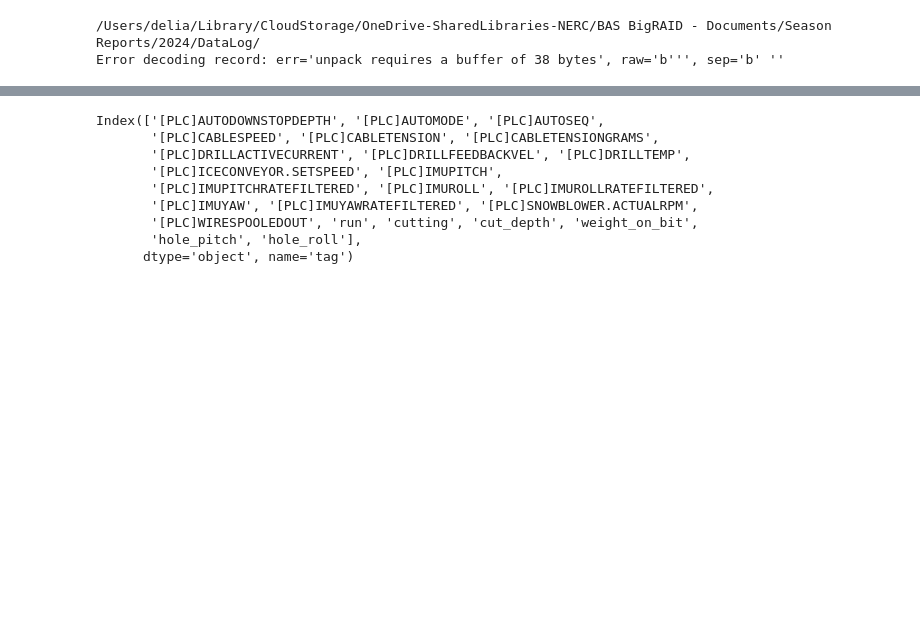
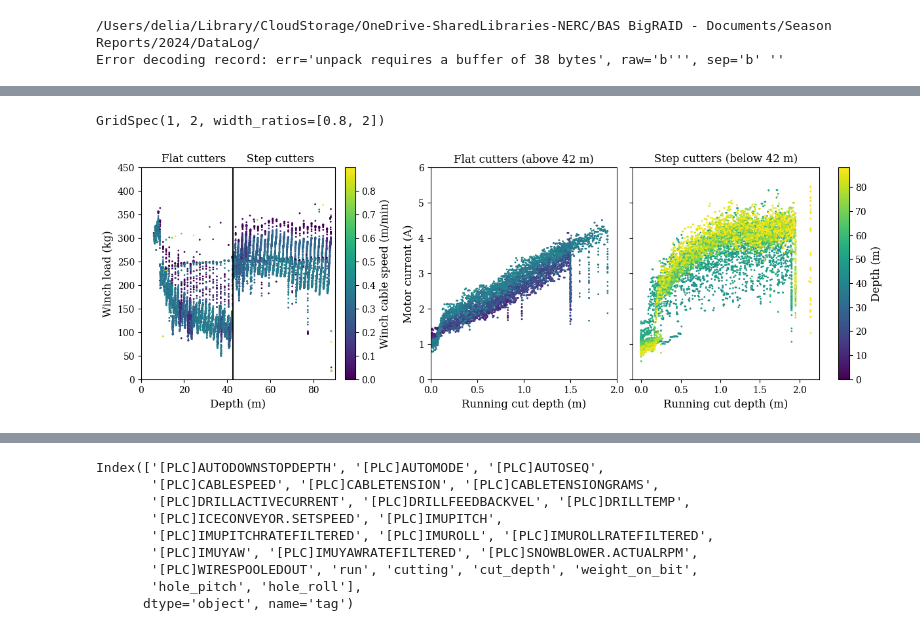
Before and after one commit to RNO-G/bigraid_log_reader, a Jupyter notebook: proceedings_notebook.ipynb, the cells around one changed output, grey strips where cells are left out. Saved outputs shown, nothing was run; the diff lists cells and outputs as text; code cells hidden in the pictures; blank space fills up the shorter version.

```diff
--- a/proceedings_notebook.ipynb
+++ b/proceedings_notebook.ipynb
@@ -83 +59,53 @@ plt.show()
+# %%
+global_min = np.min(df["[PLC]WIRESPOOLEDOUT"])
+global_max = np.max(df["[PLC]WIRESPOOLEDOUT"])
+norm = mcolors.Normalize(vmin=global_min, vmax=global_max)
+
+
+fig = plt.figure(figsize=(12, 4))
+outer_grid = fig.add_gridspec(1, 2, width_ratios=[0.8,2], wspace=0.05)
+axes={}
+
+print(outer_grid)
+# Split the left section into two columns that share a Y-axis
+left_grid = outer_grid[1].subgridspec(1, 2, wspace=-0.1)
+axes[0] = fig.add_subplot(left_grid[0])
+axes[1] = fig.add_subplot(left_grid[1],  sharey=axes[0])
+# Create the independent right plot
+axes[2] = fig.add_subplot(outer_grid[0])
+
+# Plots 1 & 2: Shared color limits (vmin/vmax) and shared y-axis
+im1=df[(df["cutting"] == 1) & (df["[PLC]WIRESPOOLEDOUT"] < 42)].plot.scatter(x="cut_depth", y="[PLC]DRILLACTIVECURRENT", c="[PLC]WIRESPOOLEDOUT", s =1, rasterized=True, cmap="viridis", ax = axes[0], norm = norm, colorbar=False)
+im2=df[(df["cutting"] == 1) & (df["[PLC]WIRESPOOLEDOUT"]>= 42)].plot.scatter(x="cut_depth", y="[PLC]DRILLACTIVECURRENT", c="[PLC]WIRESPOOLEDOUT", s =1, rasterized=True, cmap="viridis", ax = axes[1], norm = norm, colorbar=False)
+# Single colorbar for the first two plots
+fig.colorbar(im1.collections[0], ax=[axes[0], axes[1]], orientation='vertical', shrink=1, location='right', label= 'Depth (m)')
+
+axes[0].set_xlabel("Running cut depth (m)")
+axes[0].set_ylabel("Motor current (A)")
+axes[0].set_ylim(0,6)
+axes[0].set_xlim(0,2)
+axes[0].set_title('Flat cutters (above 42 m)')
+axes[1].set_title('Step cutters (below 42 m)')
+axes[1].set_xlabel("Running cut depth (m)")
+
+
+# Plot 3: Independent axes and colorbar
+im3 = df[(df["cutting"] == 1)].plot.scatter(x="[PLC]WIRESPOOLEDOUT", y="[PLC]CABLETENSION", c="[PLC]CABLESPEED", s =1, rasterized=True, cmap="viridis", ax = axes[2], colorbar = False)
+axes[2].set_xlabel("Depth (m)")
+axes[2].set_ylabel("Winch load (kg)")
+axes[2].vlines(42.5, ymin = 0, ymax = 450, color = 'k')#, color = 'k')
+#ax.text(10,400,"flat cutters")
+#ax.text(50,400,"step cutters")
+axes[2].set_title("Flat cutters      Step cutters")
+axes[2].set_ylim(0,450)
+axes[2].set_xlim(0,90)
+
+# Re-enable y-ticks if sharey=True disabled them for the 3rd plot
+axes[2].yaxis.set_tick_params(labelleft=True)
+fig.colorbar(im3.collections[0], ax=axes[2], orientation='vertical', shrink=1, location='right', label= 'Winch cable speed (m/min)')
+#plt.tight_layout()
+plt.savefig("paper_plots/step_vs_flat.pdf")
+# %% [output]
+GridSpec(1, 2, width_ratios=[0.8, 2])
+[figure, added]
 # %%
```
Also changed, not shown: parts of 13 cells of this notebook.
